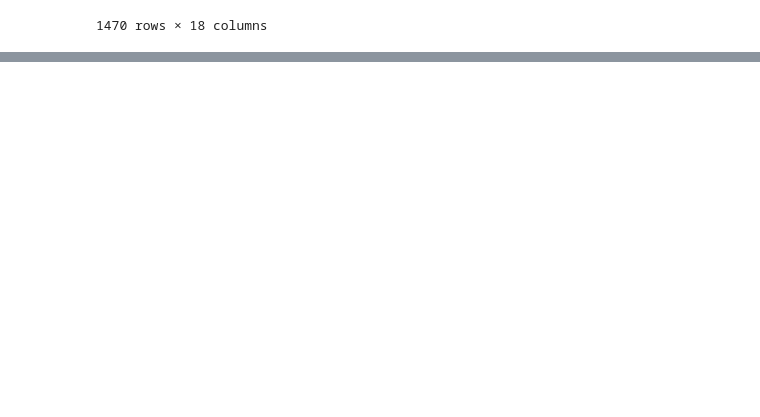
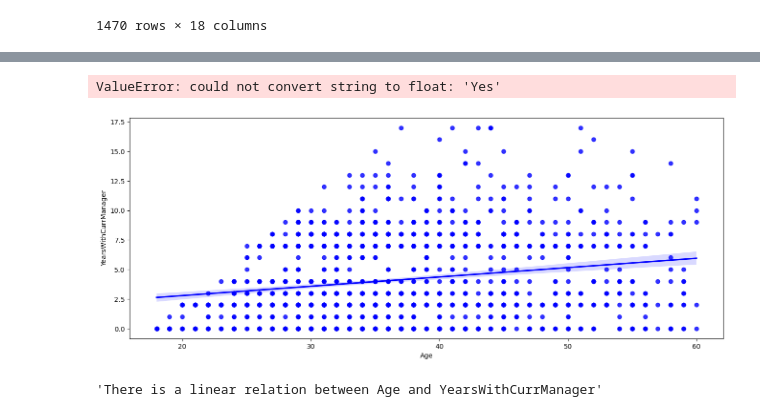
Before and after one commit to Jeff-Wince/GroupProj_Aakash_Jeff_Sonila_Stephanie, a Jupyter notebook: HR-Employee-Attrition.ipynb, the cells around one changed output, grey strips where cells are left out. Saved outputs shown, nothing was run; the diff lists cells and outputs as text; code cells hidden in the pictures; blank space fills up the shorter version.

```diff
--- a/HR-Employee-Attrition.ipynb
+++ b/HR-Employee-Attrition.ipynb
@@ -38,0 +202,16 @@ cdf
+# %%
+sn.heatmap(dup_att_df, annot=True)
+plt.show()
+# df.groupby('Gender')['Attrition'].mean().to_frame()
+# %% [output]
+ValueError: could not convert string to float: 'Yes'
+# %%
+#Plotting Age vs YearsWithCurrManager
+plt.figure(figsize = (16,6))
+sn.regplot(x= 'Age', y = 'YearsWithCurrManager' , data = df,color='blue')
+plt.show()
+
+"""There is a linear relation between Age and YearsWithCurrManager"""
+# %% [output]
+[figure, added]
+'There is a linear relation between Age and YearsWithCurrManager'
```
Also changed, not shown: parts of 15 cells of this notebook.
